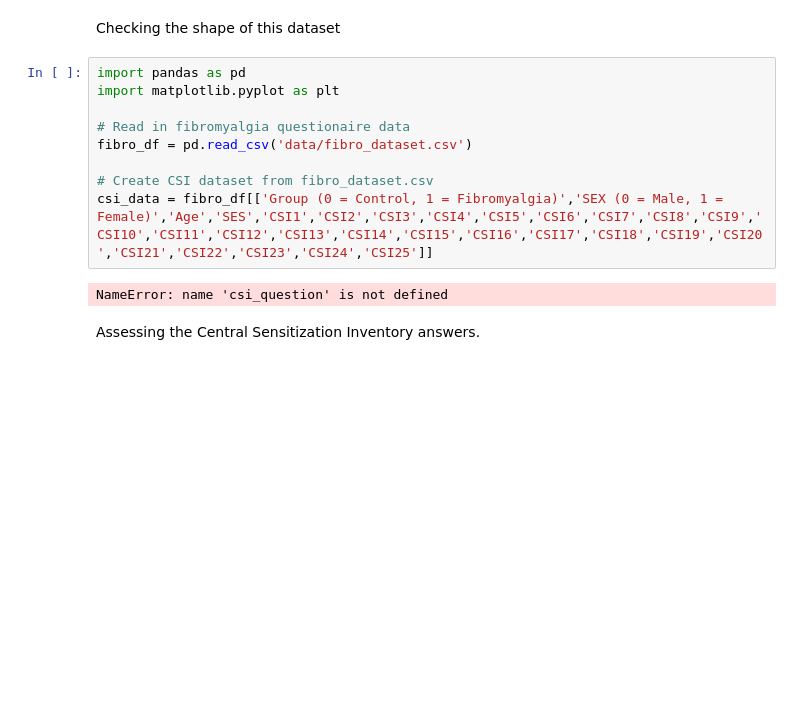
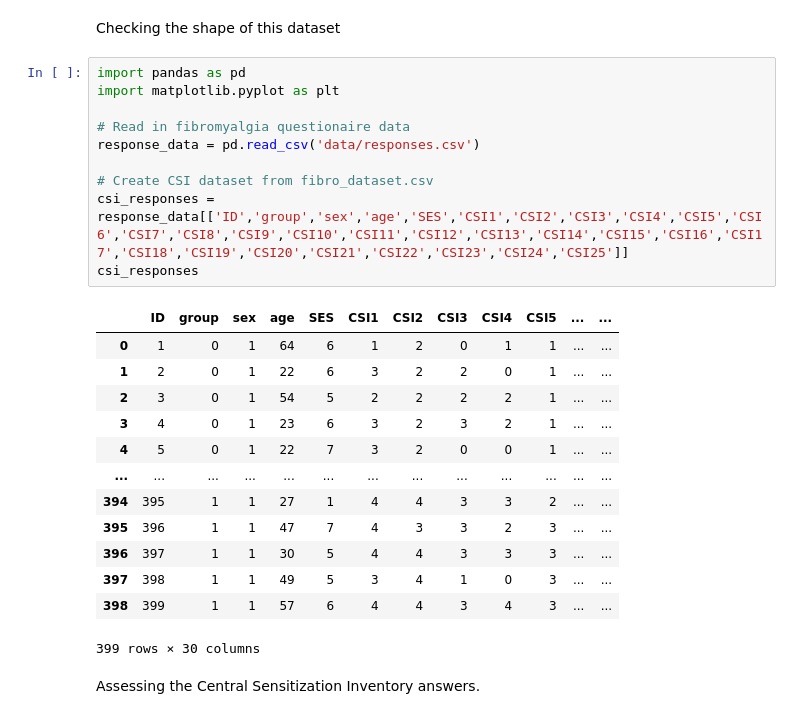
Before and after one commit to itstaylorham/Fibro-Analysis, a Jupyter notebook: Term Project DSC530-T301.ipynb, the cells around one changed output. Saved outputs shown, nothing was run; the diff lists cells and outputs as text; blank space fills up the shorter version.

```diff
--- a/Term Project DSC530-T301.ipynb
+++ b/Term Project DSC530-T301.ipynb
@@ -17,14 +17,27 @@ Checking the shape of this dataset
 # %%
 import pandas as pd
 import matplotlib.pyplot as plt
 
 # Read in fibromyalgia questionaire data
-fibro_df = pd.read_csv('data/fibro_dataset.csv')
+response_data = pd.read_csv('data/responses.csv')
 
 # Create CSI dataset from fibro_dataset.csv
-csi_data = fibro_df[['Group (0 = Control, 1 = Fibromyalgia)','SEX (0 = Male, 1 = Female)','Age','SES','CSI1','CSI2','CSI3','CSI4','CSI5','CSI6','CSI7','CSI8','CSI9','CSI10','CSI11','CSI12','CSI13','CSI14','CSI15','CSI16','CSI17','CSI18','CSI19','CSI20','CSI21','CSI22','CSI23','CSI24','CSI25']]
+csi_responses = response_data[['ID','group','sex','age','SES','CSI1','CSI2','CSI3','CSI4','CSI5','CSI6','CSI7','CSI8','CSI9','CSI10','CSI11','CSI12','CSI13','CSI14','CSI15','CSI16','CSI17','CSI18','CSI19','CSI20','CSI21','CSI22','CSI23','CSI24','CSI25']]
+csi_responses
 # %% [output]
+|  | ID | group | sex | age | SES | CSI1 | CSI2 | CSI3 | CSI4 | CSI5 | ... | ... |
+| 0 | 1 | 0 | 1 | 64 | 6 | 1 | 2 | 0 | 1 | 1 | ... | ... |
+| 1 | 2 | 0 | 1 | 22 | 6 | 3 | 2 | 2 | 0 | 1 | ... | ... |
+| 2 | 3 | 0 | 1 | 54 | 5 | 2 | 2 | 2 | 2 | 1 | ... | ... |
+| 3 | 4 | 0 | 1 | 23 | 6 | 3 | 2 | 3 | 2 | 1 | ... | ... |
+| 4 | 5 | 0 | 1 | 22 | 7 | 3 | 2 | 0 | 0 | 1 | ... | ... |
+| ... | ... | ... | ... | ... | ... | ... | ... | ... | ... | ... | ... | ... |
+| 394 | 395 | 1 | 1 | 27 | 1 | 4 | 4 | 3 | 3 | 2 | ... | ... |
+| 395 | 396 | 1 | 1 | 47 | 7 | 4 | 3 | 3 | 2 | 3 | ... | ... |
+| 396 | 397 | 1 | 1 | 30 | 5 | 4 | 4 | 3 | 3 | 3 | ... | ... |
+| 397 | 398 | 1 | 1 | 49 | 5 | 3 | 4 | 1 | 0 | 3 | ... | ... |
+| 398 | 399 | 1 | 1 | 57 | 6 | 4 | 4 | 3 | 4 | 3 | ... | ... |
-NameError: name 'csi_question' is not defined
+399 rows × 30 columns
 # %% [markdown]
 Assessing the Central Sensitization Inventory answers.
 # %%
```
Also changed, not shown: parts of 13 cells of this notebook, 5 other files.
